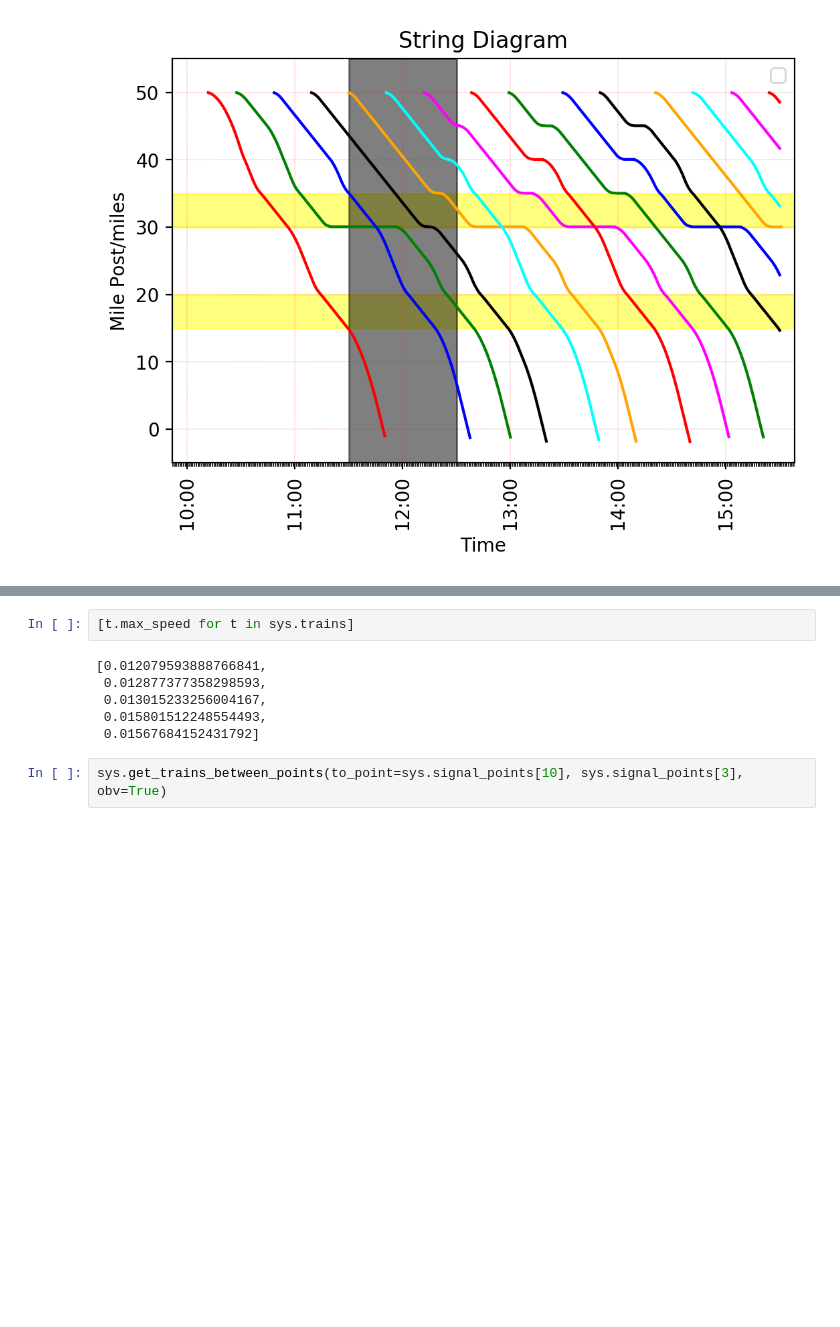
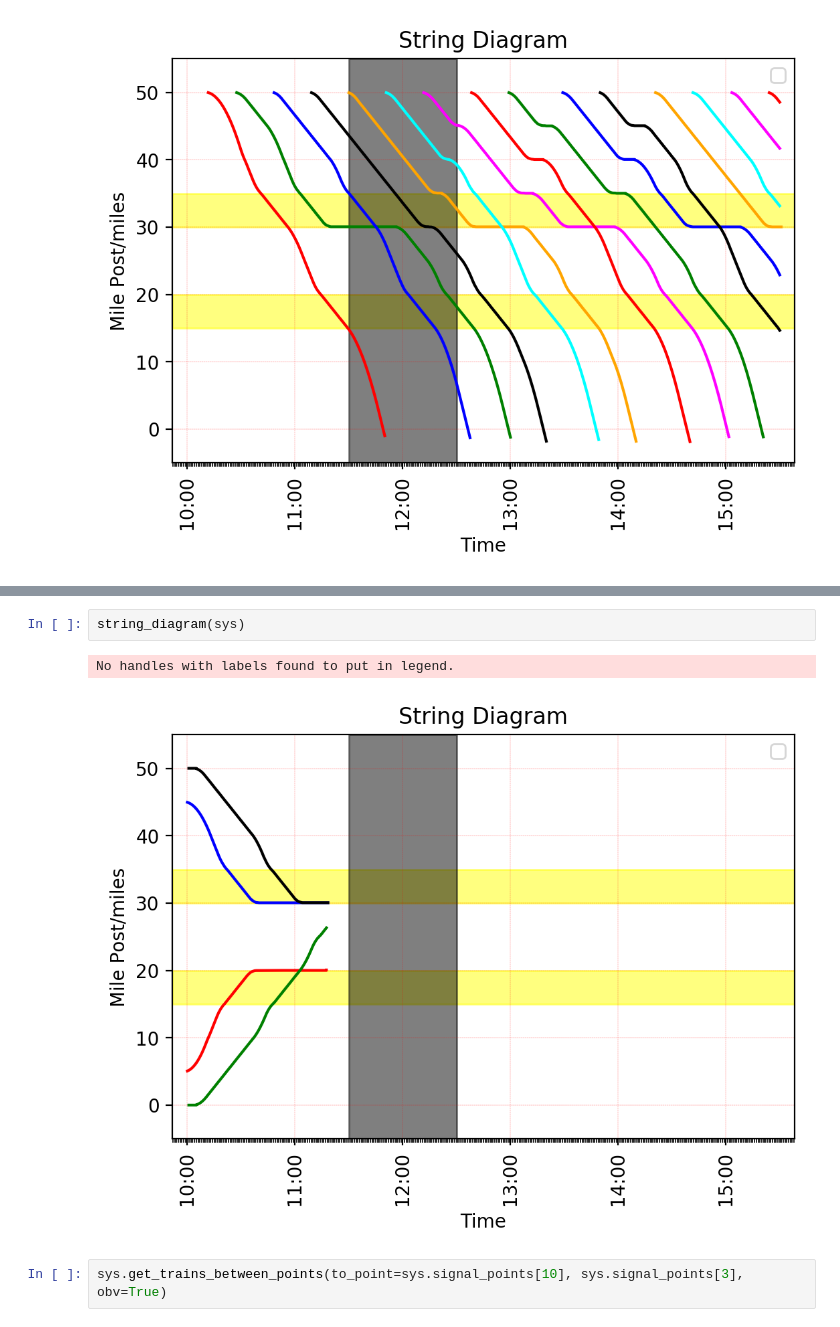
Before and after one commit to hegxiten/PyRailSim, a Jupyter notebook: OOD_Train/system_development.ipynb, the cells around one changed output, grey strips where cells are left out. Saved outputs shown, nothing was run; the diff lists cells and outputs as text; blank space fills up the shorter version.

```diff
--- a/OOD_Train/system_development.ipynb
+++ b/OOD_Train/system_development.ipynb
@@ -220,11 +264,8 @@ sys.trains.all_trains
-# %%
-[t.max_speed for t in sys.trains]
-# %% [output]
-[0.012079593888766841,
- 0.012877377358298593,
- 0.013015233256004167,
- 0.015801512248554493,
- 0.01567684152431792]
+# %%
+string_diagram(sys)
+# %% [output]
+No handles with labels found to put in legend.
+[figure, added]
 # %%
 sys.get_trains_between_points(to_point=sys.signal_points[10], sys.signal_points[3], obv=True)
 # %% [output]
```
Also changed, not shown: parts of 14 cells of this notebook, 3 other files.
